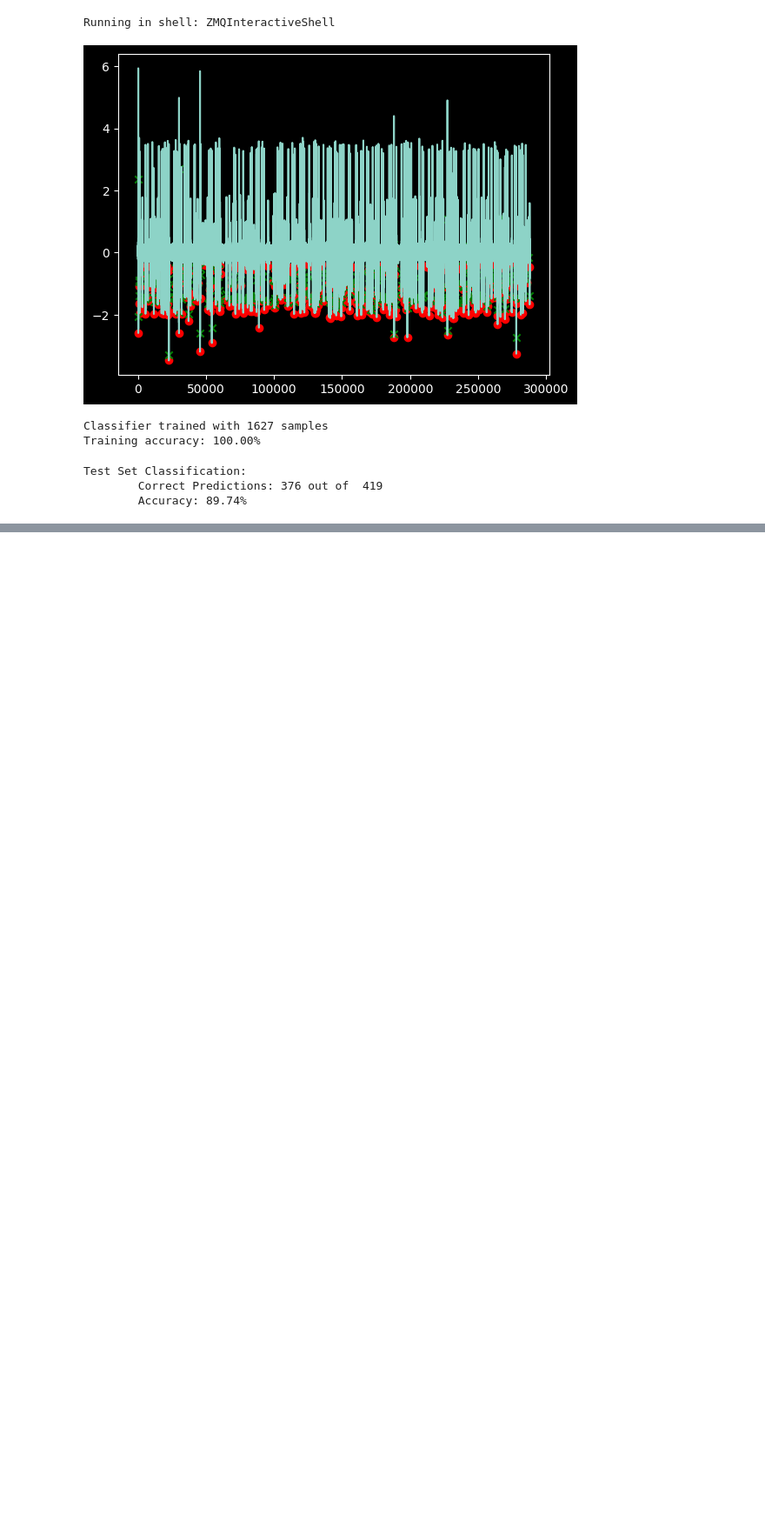
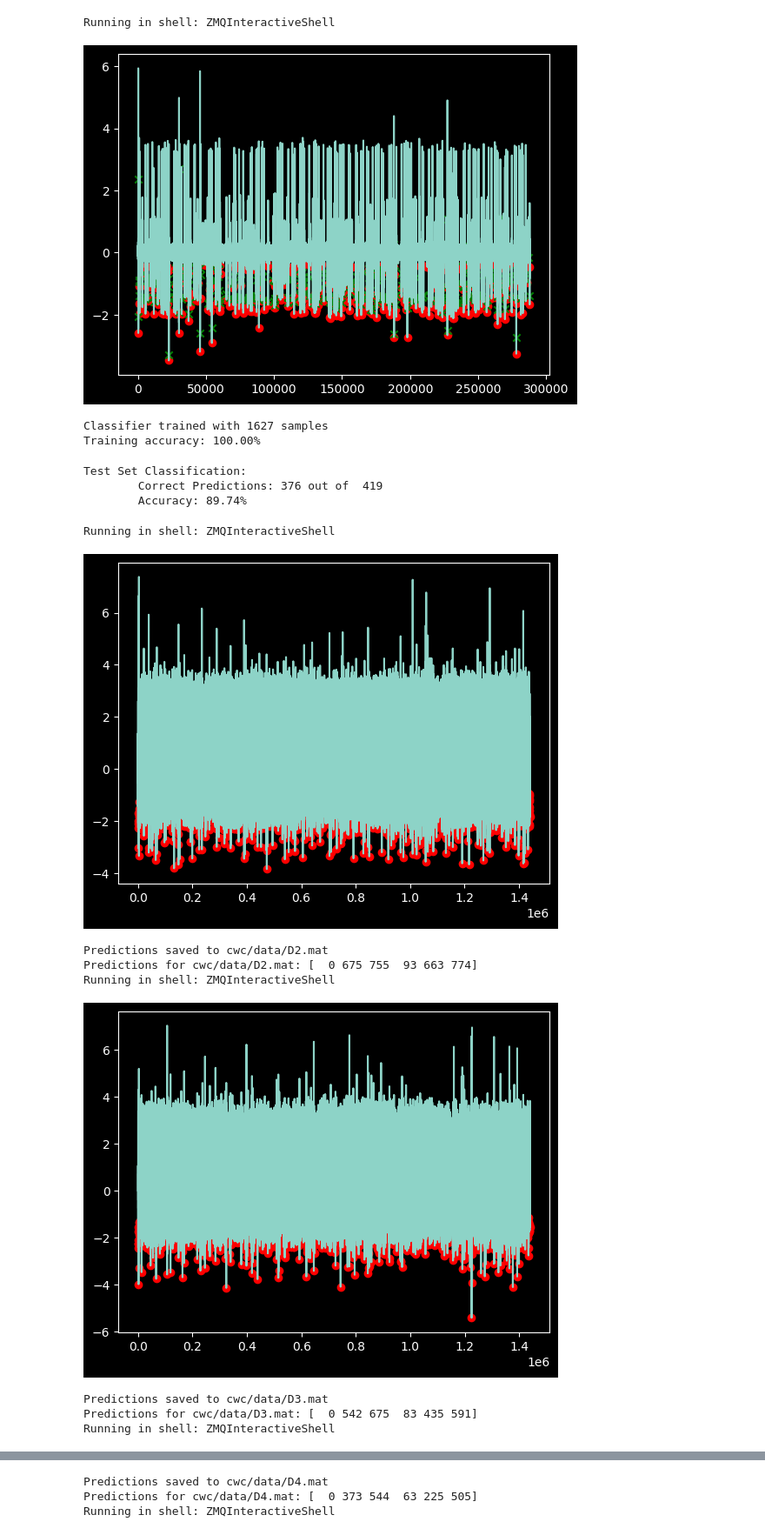
Before and after one commit to seb-hall/EE40098-Labs, a Jupyter notebook: cwc2.ipynb, the cells around one changed output, grey strips where cells are left out. Shown: that part at 87% size. Drawn from its saved outputs; the diff is of its cells as text; code cells hidden in the pictures; blank space fills up the shorter version.

```diff
--- a/cwc2.ipynb
+++ b/cwc2.ipynb
@@ -234,3 +234,48 @@ print("\tAccuracy: {:.2f}%".format(100 * correct_predictions / total_predictions
 Test Set Classification:
         Correct Predictions: 376 out of  419
         Accuracy: 89.74%
+# %%
+# Now apply to the other datasets
+unlabelled_datasets = ["cwc/data/D2.mat", "cwc/data/D3.mat", "cwc/data/D4.mat", "cwc/data/D5.mat", "cwc/data/D6.mat"]
+
+for dataset_path in unlabelled_datasets:
+
+    unlabelled_data = Dataset()
+    unlabelled_data.load_from_mat_unlabelled(dataset_path)
+
+    unlabelled_filter = BandpassFilter(unlabelled_data)
+    unlabelled_filter.apply_band_pass_filter(filter_low=300, filter_high=3000, sample_rate=25000, order=4)
+
+    unlabelled_spikes = SpikeDetector(unlabelled_filter)
+    unlabelled_mad = unlabelled_spikes.calculate_mad()
+    unlabelled_spikes.detect_spikes(mad=unlabelled_mad, mad_gain=mad_gain, distance=min_distance)
+
+    if in_jupyter():
+        plt.plot(unlabelled_filter.filtered_data)
+        plt.scatter(unlabelled_spikes.detected_spikes, unlabelled_filter.filtered_data[unlabelled_spikes.detected_spikes], color='red')
+        plt.show()
+
+    unlabelled_processor = SignalProcessor(unlabelled_data)
+    unlabelled_processor.filtered_data = unlabelled_filter.filtered_data
+    unlabelled_processor.detected_spikes = unlabelled_spikes.detected_spikes
+    unlabelled_processor.align_spikes(target_peak_pos=20, window_size=64)
+    unlabelled_processor.scaler = processor.scaler  # Use the same scaler as training
+    unlabelled_processor.pca = processor.pca  # Use the same PCA as training
+    unlabelled_processor.extract_features()
+
+    unlabelled_predictions = classifier.classifier.predict(unlabelled_processor.features)
+
+
+    unlabelled_data.write_to_mat(dataset_path.replace('cwc/data/', 'cwc/data/output/'), unlabelled_spikes.detected_spikes, unlabelled_predictions)
+    print(f"Predictions saved to {dataset_path.replace('cwc/data/;', 'cwc/data/output/')}")
+    print(f"Predictions for {dataset_path}: {np.bincount(unlabelled_predictions)}")
+# %% [output]
+Running in shell: ZMQInteractiveShell
+[figure, added]
+Predictions saved to cwc/data/D2.mat
+Predictions for cwc/data/D2.mat: [  0 675 755  93 663 774]
+Running in shell: ZMQInteractiveShell
+[figure, added]
+Predictions saved to cwc/data/D3.mat
+Predictions for cwc/data/D3.mat: [  0 542 675  83 435 591]
+Running in shell: ZMQInteractiveShell
@@ -236,0 +283,3 @@ Test Set Classification:
+Predictions saved to cwc/data/D4.mat
+Predictions for cwc/data/D4.mat: [  0 373 544  63 225 505]
+Running in shell: ZMQInteractiveShell
```
Also changed, not shown: parts of 1 cell of this notebook, 7 other files.
